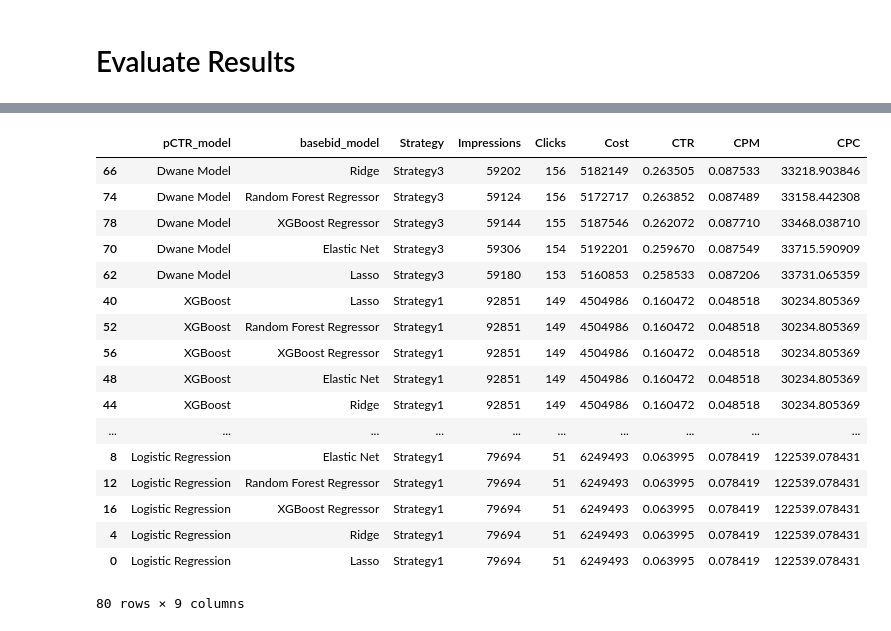
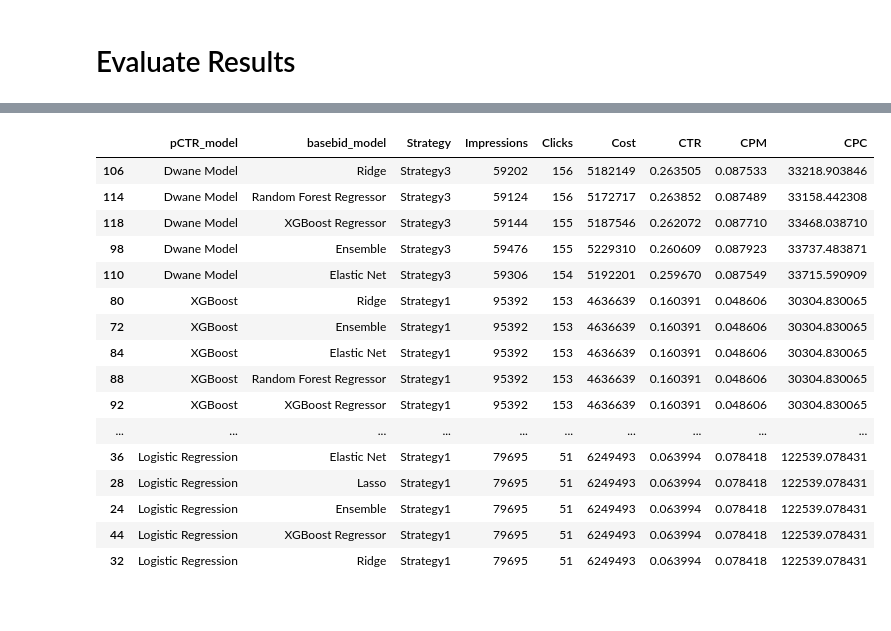
Before and after one commit to asfakianakis/COMPGW02_Web_Economics, a Jupyter notebook: Achilleas/Evaluate_On_Validation_Set.ipynb, the cells around one changed output, grey strips where cells are left out. Drawn from its saved outputs; the diff is of its cells as text; code cells hidden in the pictures.

Commit message:
Added ensemble model

```diff
--- a/Achilleas/Evaluate_On_Validation_Set.ipynb
+++ b/Achilleas/Evaluate_On_Validation_Set.ipynb
@@ -30,4 +30,15 @@ ridge_preds = pd.read_csv("Prediction_csv/ridge_basebid.csv", index_col  = "Unna
 elasticnet_preds = pd.read_csv("Prediction_csv/elasticnet_basebid.csv", index_col  = "Unnamed: 0")
 rfg_preds = pd.read_csv("Prediction_csv/rfg_basebid.csv", index_col  = "Unnamed: 0")
 xgbr_preds = pd.read_csv("Prediction_csv/xgb_basebid.csv", index_col  = "Unnamed: 0")
+# %%
+# Ensemble model
+ensemble_prob = 0.25*lr_preds["click_proba"] + 0.25*rf_preds["click_proba"] + \
+                0.25*xgb_preds["click_proba"] + 0.25*dwane_preds["click_proba"]
+ensemble_pCTR_preds = pd.DataFrame(columns = ["bidid", "click_proba"],
+                                   data = list(zip(validation["bidid"], ensemble_prob)))
+
+ensemble_basebid = 0.2* (lasso_preds["predicted_payprice"] + ridge_preds["predicted_payprice"] + elasticnet_preds["predicted_payprice"] +\
+                  rfg_preds["predicted_payprice"] + xgbr_preds["predicted_payprice"])
+ensemble_basebid_preds = pd.DataFrame(columns = ["bidid", "predicted_payprice"],
+                                   data = list(zip(validation["bidid"], ensemble_basebid)))
 # %%
@@ -149,10 +169,10 @@ def ValidateStrategy(df):
 
 #     return ctr, clicks, spend, cpm, cpc
 # %%
-pCTR_preds = [lr_preds, rf_preds, xgb_preds, dwane_preds]
-basebid_preds = [lasso_preds, ridge_preds, elasticnet_preds, rfg_preds, xgbr_preds]
-pCTR_model_names = ["Logistic Regression", "Random Forest", "XGBoost", "Dwane Model"]
-basebid_model_names = ["Lasso", "Ridge", "Elastic Net", "Random Forest Regressor", "XGBoost Regressor"]
+pCTR_preds = [ensemble_pCTR_preds, lr_preds, rf_preds, xgb_preds, dwane_preds]
+basebid_preds = [ensemble_basebid_preds, lasso_preds, ridge_preds, elasticnet_preds, rfg_preds, xgbr_preds]
+pCTR_model_names = ["Ensemble", "Logistic Regression", "Random Forest", "XGBoost", "Dwane Model"]
+basebid_model_names = ["Ensemble", "Lasso", "Ridge", "Elastic Net", "Random Forest Regressor", "XGBoost Regressor"]
 results = pd.DataFrame(columns = ["pCTR_model", "basebid_model", "Strategy", "Impressions", "Clicks", "Cost", "CTR", "CPM", "CPC"])
 i=0
 j=0
@@ -241,23 +240,23 @@ results
 # %%
 results.to_csv("ValidationSet_Eavaluation_Results.csv")
 # %%
+pd.options.display.max_rows = results.shape[0]
 results.sort_values(by = "Clicks", ascending = False)
 # %% [output]
 |  | pCTR_model | basebid_model | Strategy | Impressions | Clicks | Cost | CTR | CPM | CPC |
-| 66 | Dwane Model | Ridge | Strategy3 | 59202 | 156 | 5182149 | 0.263505 | 0.087533 | 33218.903846 |
-| 74 | Dwane Model | Random Forest Regressor | Strategy3 | 59124 | 156 | 5172717 | 0.263852 | 0.087489 | 33158.442308 |
-| 78 | Dwane Model | XGBoost Regressor | Strategy3 | 59144 | 155 | 5187546 | 0.262072 | 0.087710 | 33468.038710 |
-| 70 | Dwane Model | Elastic Net | Strategy3 | 59306 | 154 | 5192201 | 0.259670 | 0.087549 | 33715.590909 |
-| 62 | Dwane Model | Lasso | Strategy3 | 59180 | 153 | 5160853 | 0.258533 | 0.087206 | 33731.065359 |
-| 40 | XGBoost | Lasso | Strategy1 | 92851 | 149 | 4504986 | 0.160472 | 0.048518 | 30234.805369 |
-| 52 | XGBoost | Random Forest Regressor | Strategy1 | 92851 | 149 | 4504986 | 0.160472 | 0.048518 | 30234.805369 |
-| 56 | XGBoost | XGBoost Regressor | Strategy1 | 92851 | 149 | 4504986 | 0.160472 | 0.048518 | 30234.805369 |
-| 48 | XGBoost | Elastic Net | Strategy1 | 92851 | 149 | 4504986 | 0.160472 | 0.048518 | 30234.805369 |
-| 44 | XGBoost | Ridge | Strategy1 | 92851 | 149 | 4504986 | 0.160472 | 0.048518 | 30234.805369 |
+| 106 | Dwane Model | Ridge | Strategy3 | 59202 | 156 | 5182149 | 0.263505 | 0.087533 | 33218.903846 |
+| 114 | Dwane Model | Random Forest Regressor | Strategy3 | 59124 | 156 | 5172717 | 0.263852 | 0.087489 | 33158.442308 |
+| 118 | Dwane Model | XGBoost Regressor | Strategy3 | 59144 | 155 | 5187546 | 0.262072 | 0.087710 | 33468.038710 |
+| 98 | Dwane Model | Ensemble | Strategy3 | 59476 | 155 | 5229310 | 0.260609 | 0.087923 | 33737.483871 |
+| 110 | Dwane Model | Elastic Net | Strategy3 | 59306 | 154 | 5192201 | 0.259670 | 0.087549 | 33715.590909 |
+| 80 | XGBoost | Ridge | Strategy1 | 95392 | 153 | 4636639 | 0.160391 | 0.048606 | 30304.830065 |
+| 72 | XGBoost | Ensemble | Strategy1 | 95392 | 153 | 4636639 | 0.160391 | 0.048606 | 30304.830065 |
+| 84 | XGBoost | Elastic Net | Strategy1 | 95392 | 153 | 4636639 | 0.160391 | 0.048606 | 30304.830065 |
+| 88 | XGBoost | Random Forest Regressor | Strategy1 | 95392 | 153 | 4636639 | 0.160391 | 0.048606 | 30304.830065 |
+| 92 | XGBoost | XGBoost Regressor | Strategy1 | 95392 | 153 | 4636639 | 0.160391 | 0.048606 | 30304.830065 |
 | ... | ... | ... | ... | ... | ... | ... | ... | ... | ... |
-| 8 | Logistic Regression | Elastic Net | Strategy1 | 79694 | 51 | 6249493 | 0.063995 | 0.078419 | 122539.078431 |
-| 12 | Logistic Regression | Random Forest Regressor | Strategy1 | 79694 | 51 | 6249493 | 0.063995 | 0.078419 | 122539.078431 |
-| 16 | Logistic Regression | XGBoost Regressor | Strategy1 | 79694 | 51 | 6249493 | 0.063995 | 0.078419 | 122539.078431 |
-| 4 | Logistic Regression | Ridge | Strategy1 | 79694 | 51 | 6249493 | 0.063995 | 0.078419 | 122539.078431 |
-| 0 | Logistic Regression | Lasso | Strategy1 | 79694 | 51 | 6249493 | 0.063995 | 0.078419 | 122539.078431 |
+| 36 | Logistic Regression | Elastic Net | Strategy1 | 79695 | 51 | 6249493 | 0.063994 | 0.078418 | 122539.078431 |
+| 28 | Logistic Regression | Lasso | Strategy1 | 79695 | 51 | 6249493 | 0.063994 | 0.078418 | 122539.078431 |
+| 24 | Logistic Regression | Ensemble | Strategy1 | 79695 | 51 | 6249493 | 0.063994 | 0.078418 | 122539.078431 |
+| 44 | Logistic Regression | XGBoost Regressor | Strategy1 | 79695 | 51 | 6249493 | 0.063994 | 0.078418 | 122539.078431 |
+| 32 | Logistic Regression | Ridge | Strategy1 | 79695 | 51 | 6249493 | 0.063994 | 0.078418 | 122539.078431 |
-80 rows × 9 columns
```
Also changed, not shown: parts of 5 cells of this notebook.
